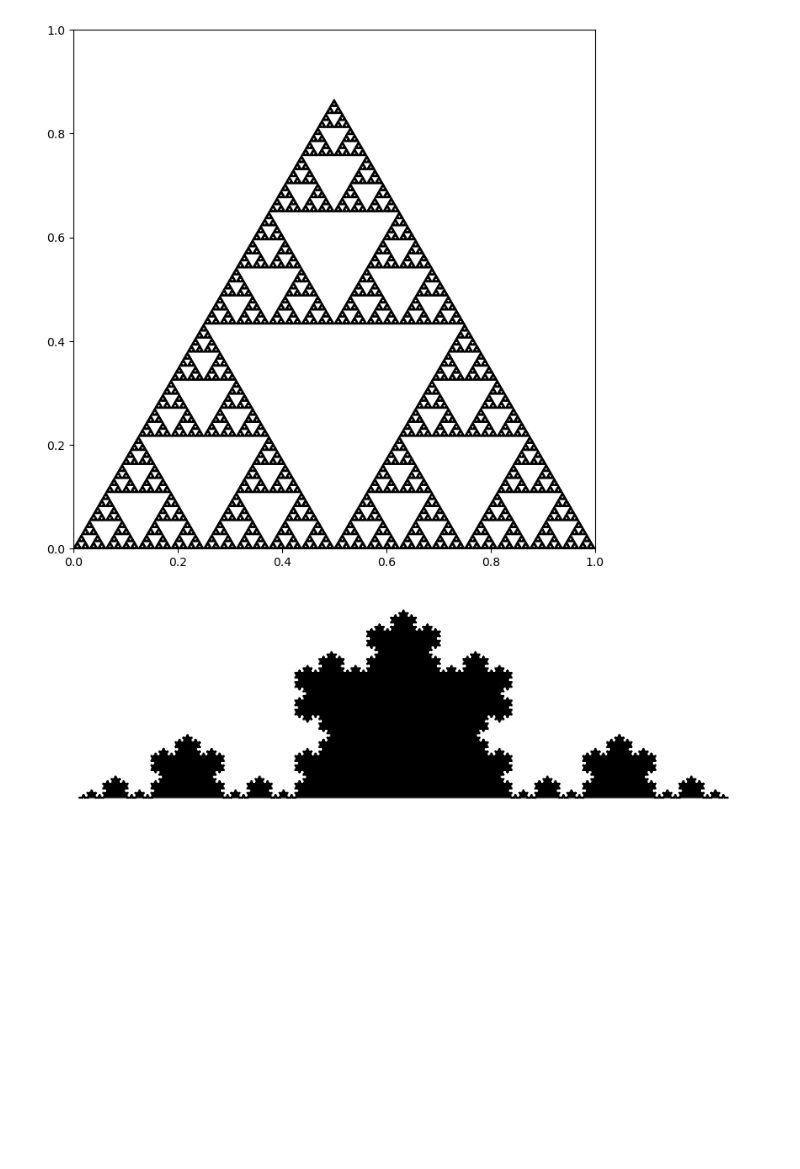
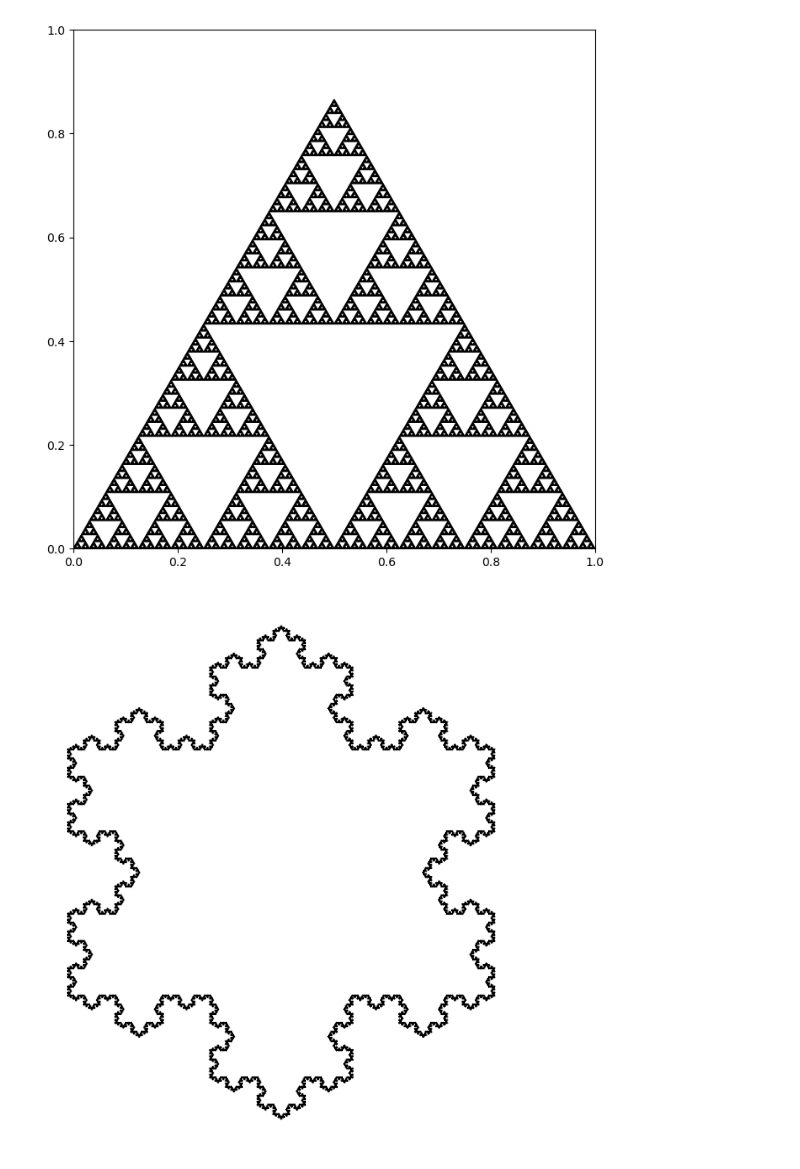
Before and after one commit to LukasHrdy11/Programming-for-physics, a Jupyter notebook: Rekurze a fraktály.ipynb, the cells around one changed output. Saved outputs shown, nothing was run; the diff lists cells and outputs as text; code cells hidden in the pictures; blank space fills up the shorter version.

```diff
--- a/Rekurze a fraktály.ipynb
+++ b/Rekurze a fraktály.ipynb
@@ -80,39 +80,42 @@ def koch_on_segment(ax, p1, p2, n):
         return
     A = p1
     D = p2
     B = A + (D - A) / 3.0
     C = A + 2.0 * (D - A) / 3.0
 
     v = C - B
     norm_v = np.linalg.norm(v)
     if norm_v == 0:
         return
     mid = (B + C) / 2.0
     height = norm_v * np.sqrt(3) / 2.0
     perp = np.array([-v[1], v[0]])
     perp = perp / np.linalg.norm(perp) * height
 
-    # vrchol trojúhelníku
     P = mid + perp
 
-    # vykreslíme trojúhelník na střední třetině
-    tri = plt.Polygon([B, P, C], edgecolor='black', facecolor='black')
-    ax.add_patch(tri)
-
-    # rekurzivně na 4 dílčí úsečky (A-B, B-P, P-C, C-D)
+    # rekurzivně vykreslíme pouze okrajové segmenty (bez vyplněných polygonů)
     koch_on_segment(ax, A, B, n - 1)
     koch_on_segment(ax, B, P, n - 1)
     koch_on_segment(ax, P, C, n - 1)
     koch_on_segment(ax, C, D, n - 1)
 
-fig, ax = plt.subplots(figsize=(10, 10))
-koch_depth = 5
+# vyčistit osy, aby se odstranily případné polygony z předchozích buněk
+ax.cla()
 a = (0, 0)
 b = (1, 0)
+c = (0.5, -np.sqrt(3)/2)
+koch_depth = 5  # hloubka rekurze
+
+fig, ax = plt.subplots(figsize=(8, 8))
+
+# použijeme existující proměnné a, b, c a koch_depth
 koch_on_segment(ax, a, b, koch_depth)
+koch_on_segment(ax, b, c, koch_depth)
+koch_on_segment(ax, c, a, koch_depth)
 
 ax.set_aspect('equal')
 ax.axis('off')
 plt.show()
 # %% [output]
-[figure, old version]
+[figure, new version]
```
Also changed, not shown: 2 other files.
